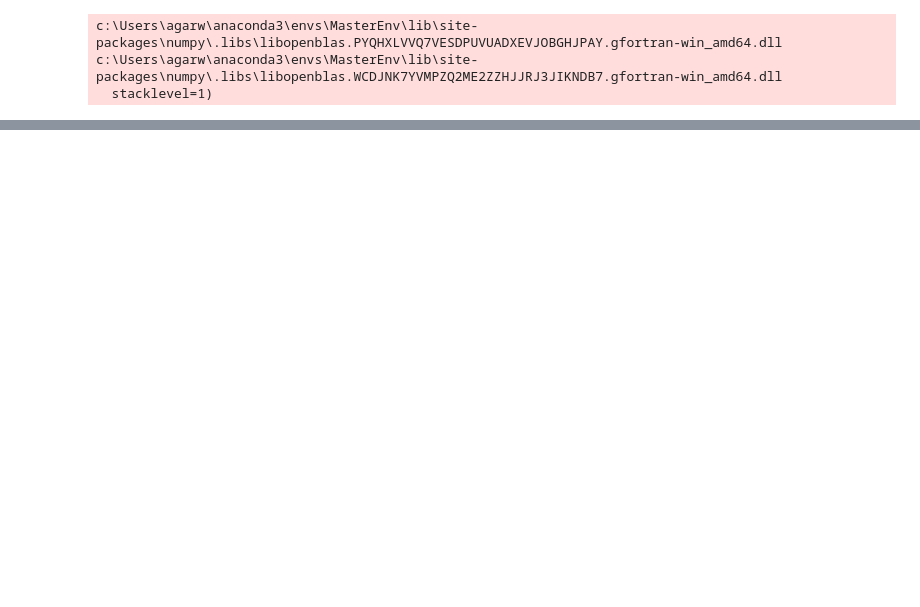
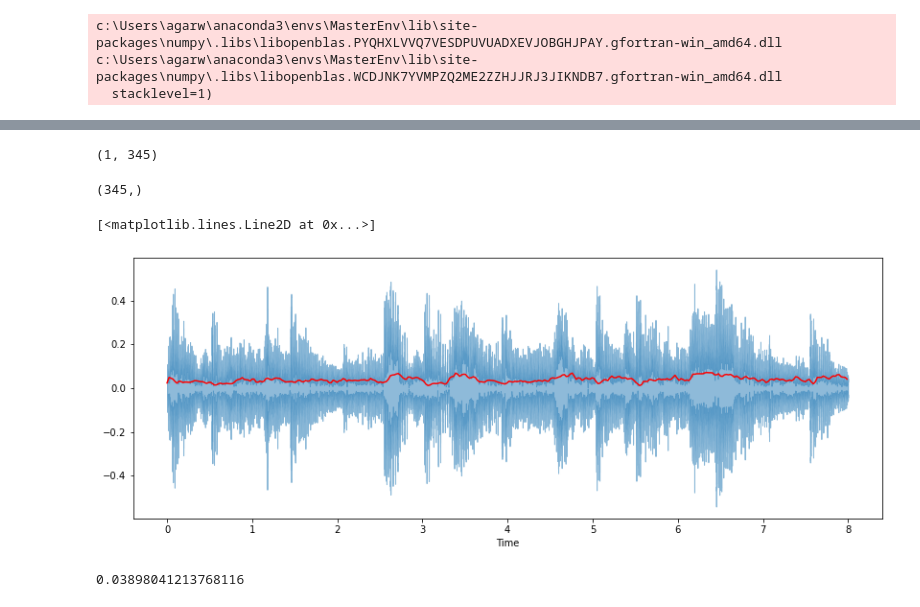
Before and after one commit to mukul74/DailyPractise, a Jupyter notebook: Audio/BasicAudioAnalysis.ipynb, the cells around one changed output, grey strips where cells are left out. Cells and saved outputs as stored; diff of their text form; code cells hidden in the pictures; blank space fills up the shorter version.

```diff
--- a/Audio/BasicAudioAnalysis.ipynb
+++ b/Audio/BasicAudioAnalysis.ipynb
@@ -25,0 +33,19 @@ ValueError: rate must be specified when data is a numpy array or list of audio s
+# %%
+zcr = librosa.feature.zero_crossing_rate(y, frame_length=1024,hop_length=512)
+zcr.shape
+# %% [output]
+(1, 345)
+# %%
+frames = range(len(zcr[0]))
+t = librosa.frames_to_time(frames, hop_length=512)
+plt.figure(figsize=(14, 5))
+librosa.display.waveshow(y, alpha=0.5)
+plt.plot(t,zcr[0],color="r")
+# %% [output]
+(345,)
+[<matplotlib.lines.Line2D at 0x...>]
+[figure, added]
+# %%
+print(sum(zcr[0])/len(zcr[0]))
+# %% [output]
+0.03898041213768116
```
Also changed, not shown: parts of 8 cells of this notebook.
